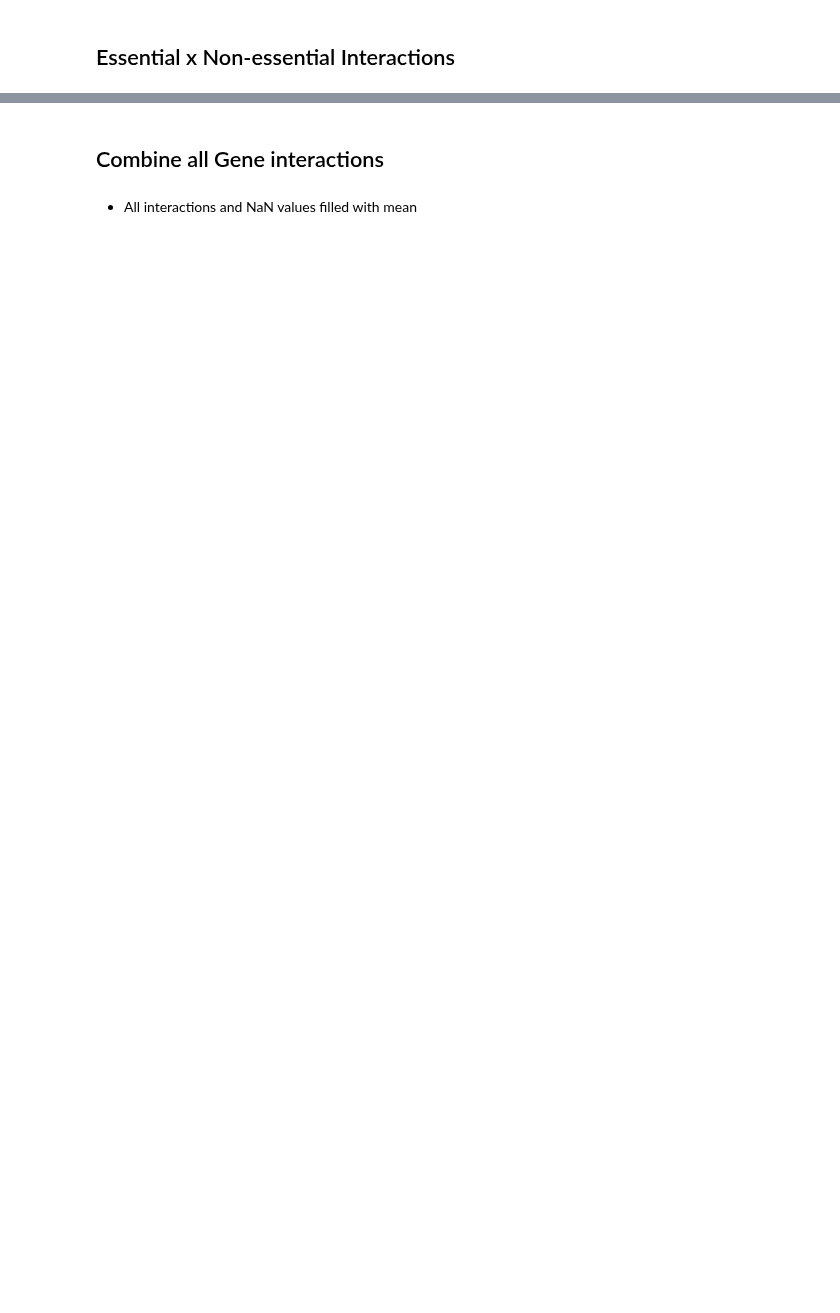
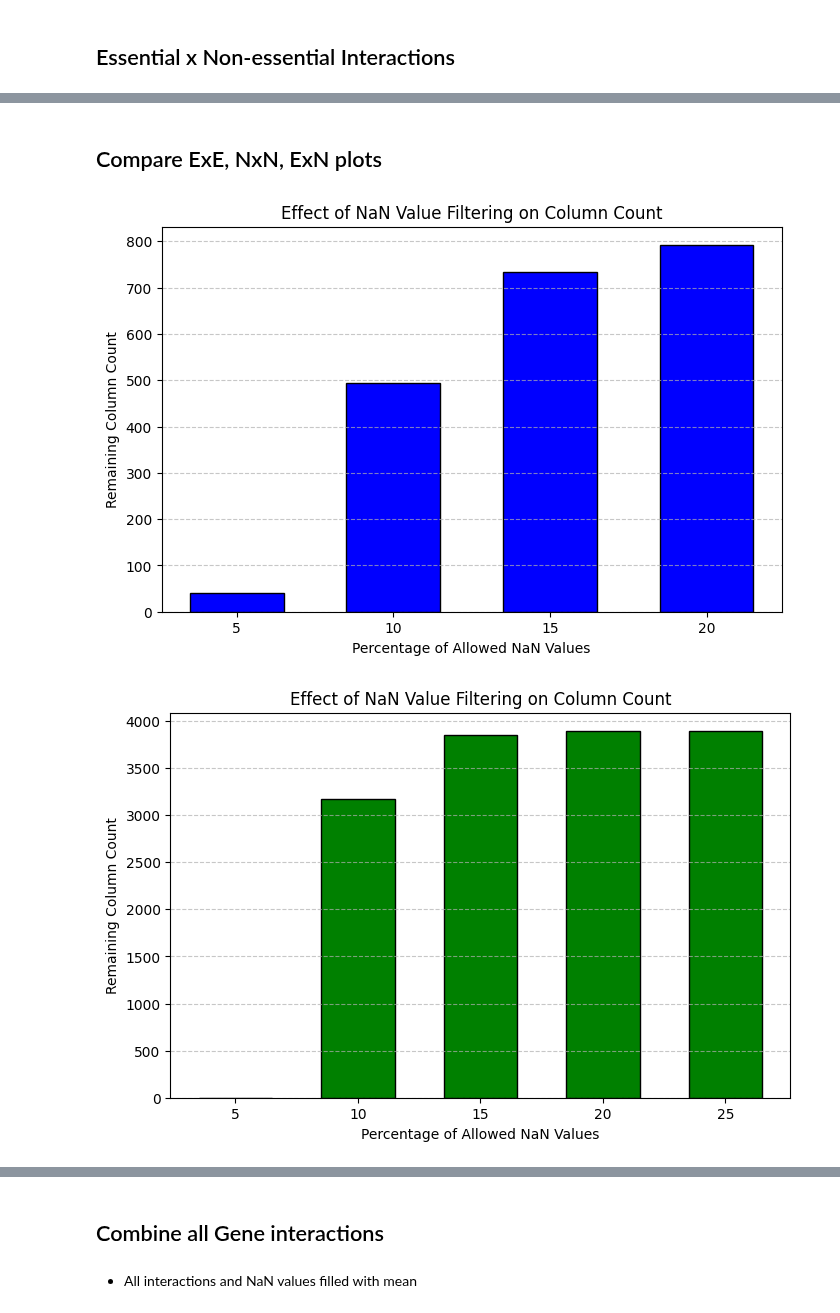
Before and after one commit to egekurt123/yeast_gene_interactions, a Jupyter notebook: Data Cleaning.ipynb, the cells around one changed output, grey strips where cells are left out. Cells and saved outputs as stored; diff of their text form; code cells hidden in the pictures; blank space fills up the shorter version.

```diff
--- a/Data Cleaning.ipynb
+++ b/Data Cleaning.ipynb
@@ -139,0 +145,9 @@ Gene count witout filtering: 4613
+# %% [markdown]
+## Compare ExE, NxN, ExN plots
+# %%
+visualize_nan_proportion(ExE, color = 'blue', show_proportion = False)
+visualize_nan_proportion(NxN, color = 'green', show_proportion = False)
+visualize_nan_proportion(ExN, color = 'red', show_proportion = False)
+# %% [output]
+[figure, added]
+[figure, added]
```
Also changed, not shown: parts of 13 cells of this notebook, 3 other files.
